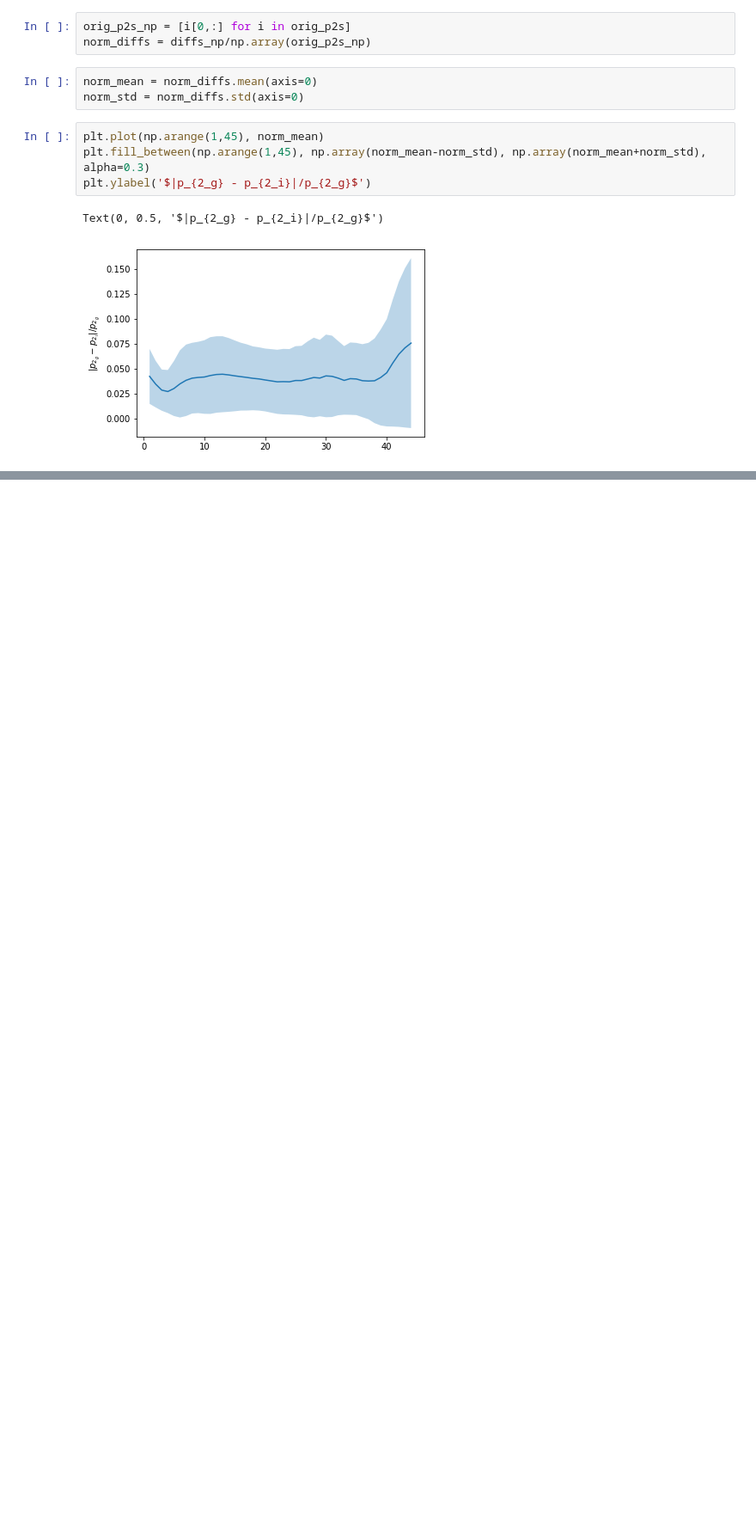
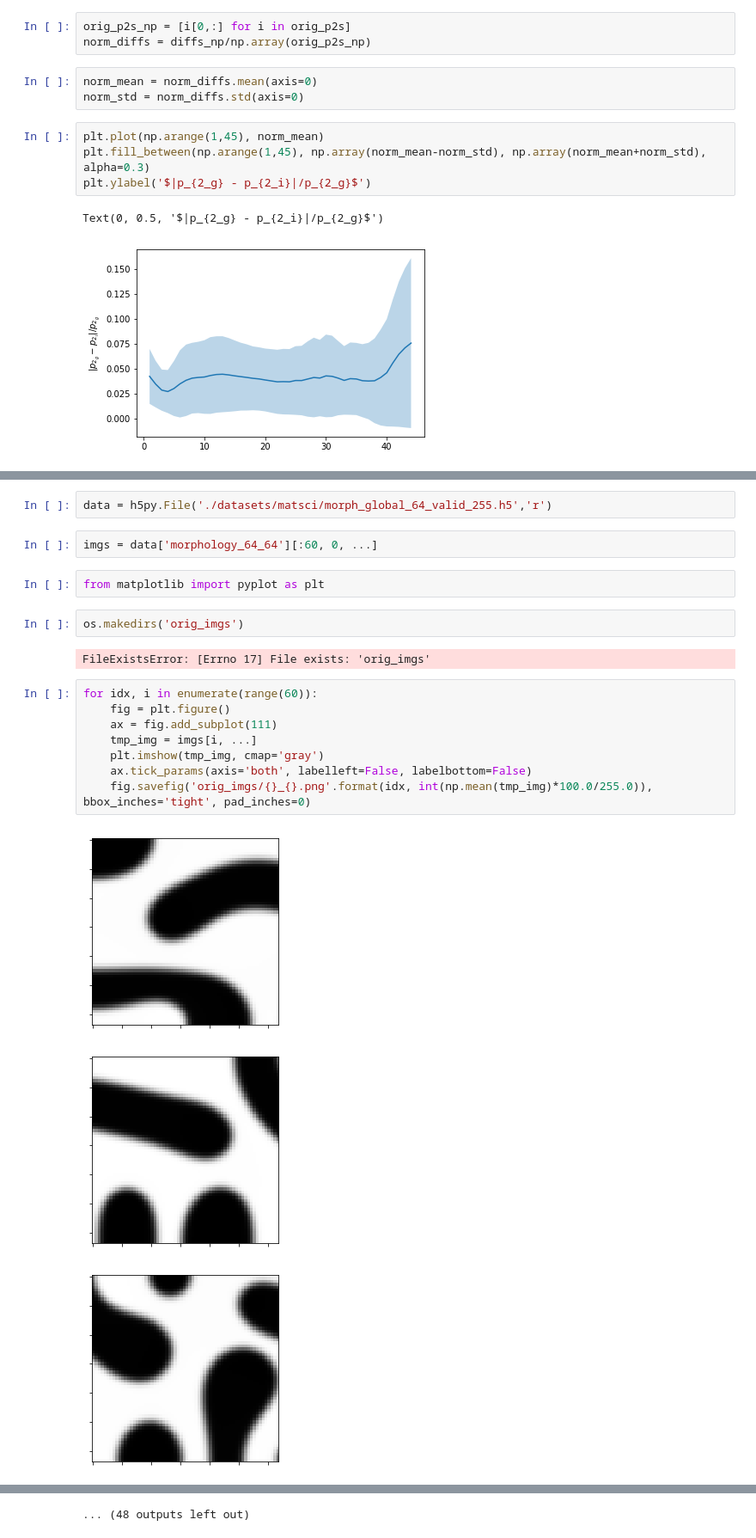
Before and after one commit to ameya005/Phys-GAN, a Jupyter notebook: p2_analysis.ipynb, the cells around one changed output, grey strips where cells are left out. Shown: that part at 86% size. Drawn from its saved outputs; the diff is of its cells as text; blank space fills up the shorter version.

```diff
--- a/p2_analysis.ipynb
+++ b/p2_analysis.ipynb
@@ -88,0 +120,22 @@ Text(0, 0.5, '$|p_{2_g} - p_{2_i}|/p_{2_g}$')
+# %%
+data = h5py.File('./datasets/matsci/morph_global_64_valid_255.h5','r')
+# %%
+imgs = data['morphology_64_64'][:60, 0, ...]
+# %%
+from matplotlib import pyplot as plt
+# %%
+os.makedirs('orig_imgs')
+# %% [output]
+FileExistsError: [Errno 17] File exists: 'orig_imgs'
+# %%
+for idx, i in enumerate(range(60)):
+    fig = plt.figure()
+    ax = fig.add_subplot(111)
+    tmp_img = imgs[i, ...]
+    plt.imshow(tmp_img, cmap='gray')
+    ax.tick_params(axis='both', labelleft=False, labelbottom=False)
+    fig.savefig('orig_imgs/{}_{}.png'.format(idx, int(np.mean(tmp_img)*100.0/255.0)), bbox_inches='tight', pad_inches=0)
+# %% [output]
+[figure, added]
+[figure, added]
+[figure, added]
@@ -88,0 +151 @@ Text(0, 0.5, '$|p_{2_g} - p_{2_i}|/p_{2_g}$')
+... (48 outputs left out)
```
Also changed, not shown: parts of 13 cells of this notebook, 3 other files.
